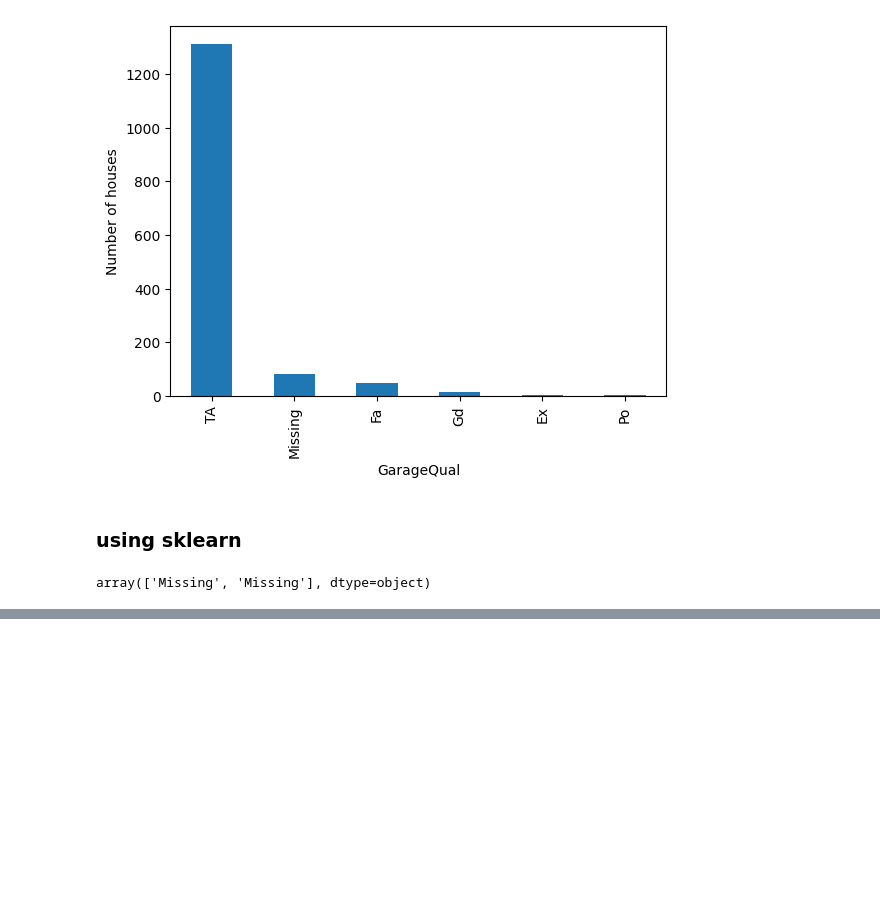
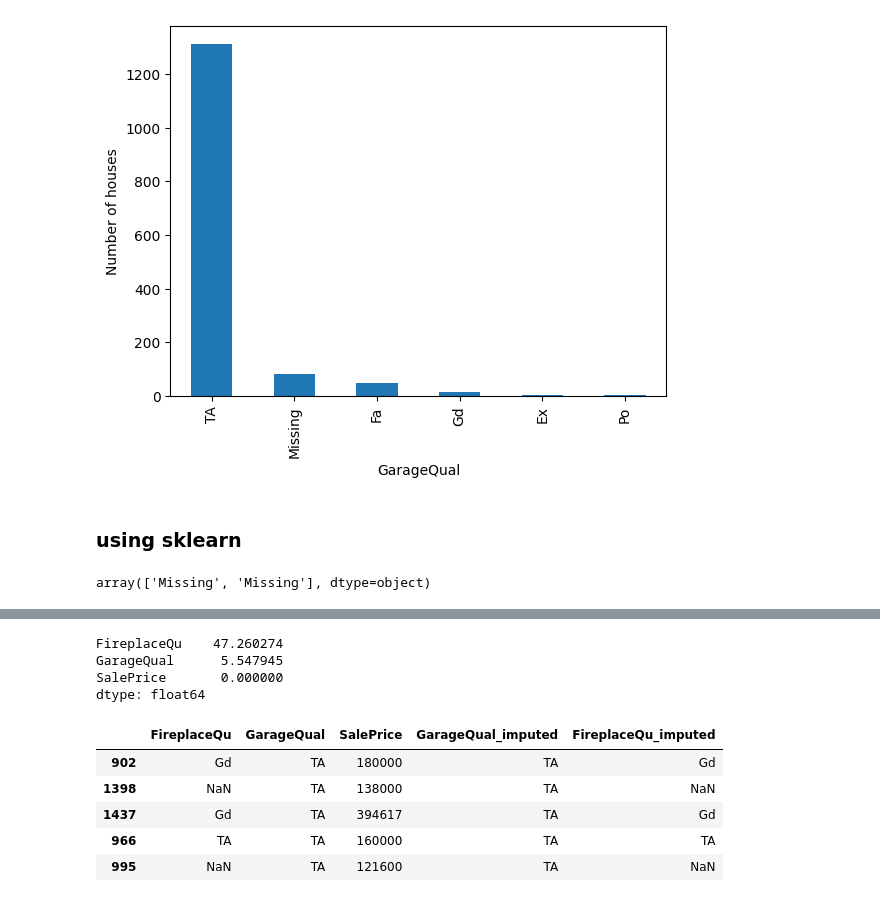
Before and after one commit to Sripad-Aadi/ml-learning-journey, a Jupyter notebook: feature-engineering/handle_missing_data/categorical_imputation.ipynb, the cells around one changed output, grey strips where cells are left out. Cells and saved outputs as stored; diff of their text form; code cells hidden in the pictures; blank space fills up the shorter version.

```diff
--- a/feature-engineering/handle_missing_data/categorical_imputation.ipynb
+++ b/feature-engineering/handle_missing_data/categorical_imputation.ipynb
@@ -227,0 +233,2 @@ array(['Missing', 'Missing'], dtype=object)
+# %%
+data = pd.read_csv('house-train.csv',usecols=['GarageQual','FireplaceQu', 'SalePrice'])
@@ -227,0 +244,7 @@ array(['Missing', 'Missing'], dtype=object)
+# %%
+data.isnull().mean() * 100
+# %% [output]
+FireplaceQu    47.260274
+GarageQual      5.547945
+SalePrice       0.000000
+dtype: float64
@@ -227,0 +262,9 @@ array(['Missing', 'Missing'], dtype=object)
+# %%
+X_train.sample(5)
+# %% [output]
+|  | FireplaceQu | GarageQual | SalePrice | GarageQual_imputed | FireplaceQu_imputed |
+| 902 | Gd | TA | 180000 | TA | Gd |
+| 1398 | NaN | TA | 138000 | TA | NaN |
+| 1437 | Gd | TA | 394617 | TA | Gd |
+| 966 | TA | TA | 160000 | TA | TA |
+| 995 | NaN | TA | 121600 | TA | NaN |
```
Also changed, not shown: parts of 13 cells of this notebook, 3 other files.
